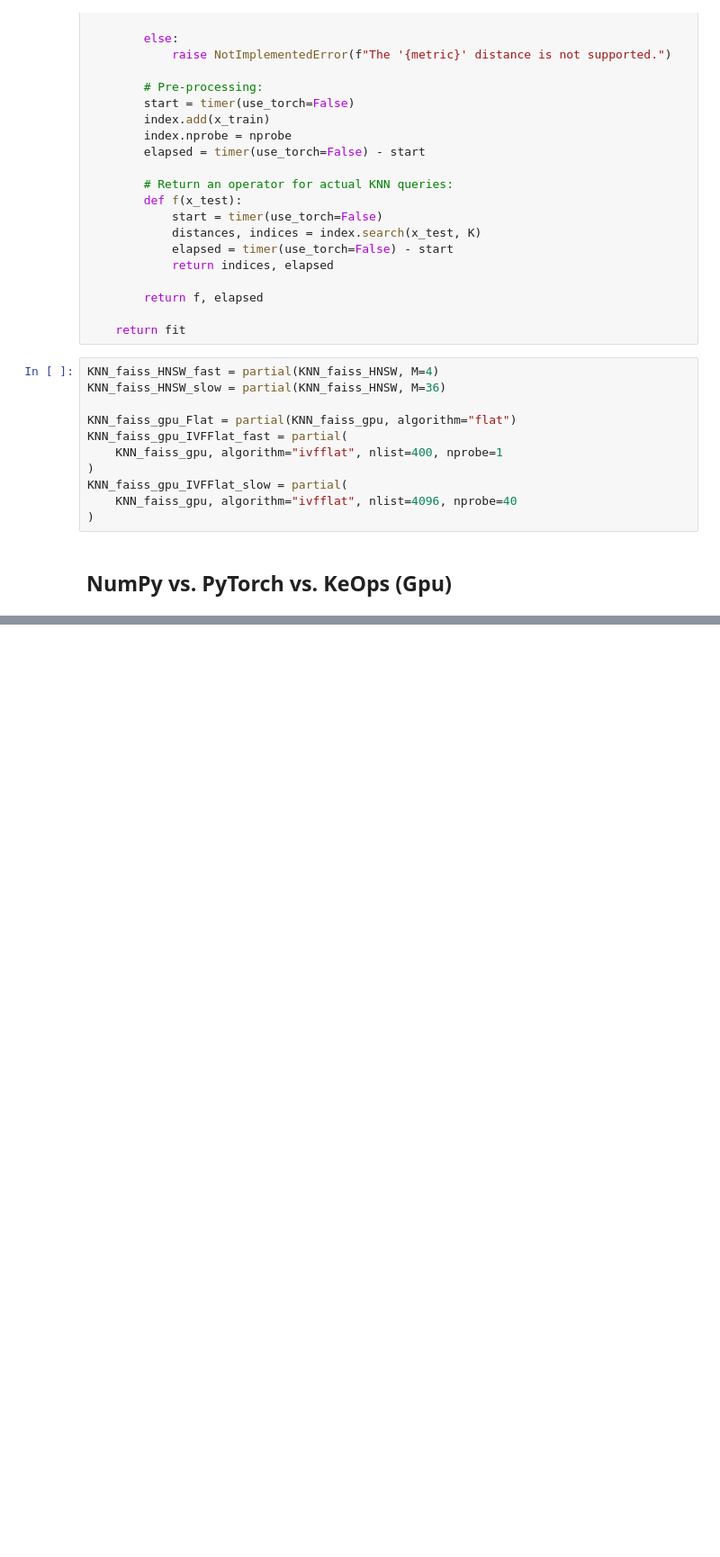
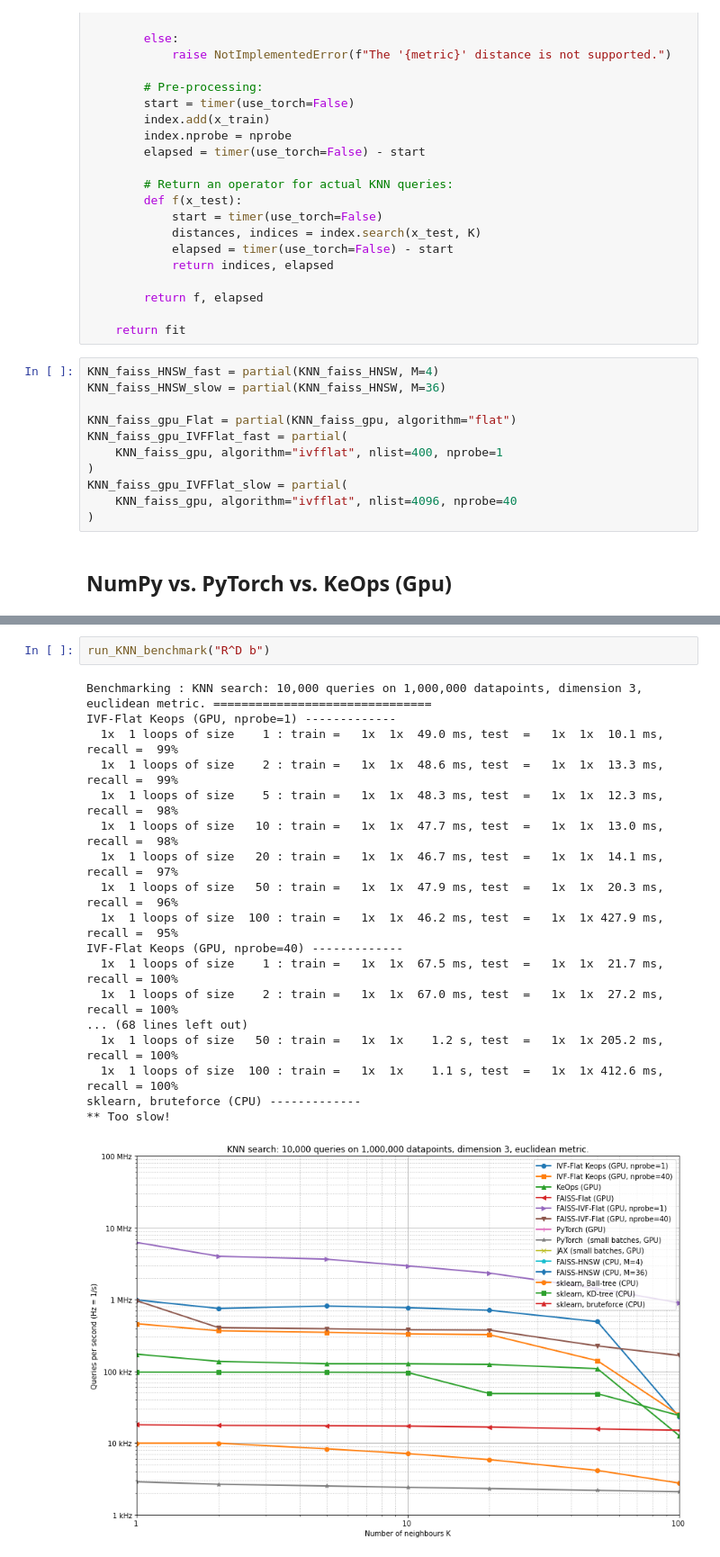
Before and after one commit to huddyyeo/keops_project, a Jupyter notebook: KNN/benchmarking/plot_benchmark_KNN.ipynb, the cells around one changed output, grey strips where cells are left out. Shown at 90% size. Saved outputs shown, nothing was run; the diff lists cells and outputs as text; blank space fills up the shorter version.

```diff
--- a/KNN/benchmarking/plot_benchmark_KNN.ipynb
+++ b/KNN/benchmarking/plot_benchmark_KNN.ipynb
@@ -901,0 +659,21 @@ Done.
+# %%
+run_KNN_benchmark("R^D b")
+# %% [output]
+Benchmarking : KNN search: 10,000 queries on 1,000,000 datapoints, dimension 3, euclidean metric. ===============================
+IVF-Flat Keops (GPU, nprobe=1) -------------
+  1x  1 loops of size    1 : train =   1x  1x  49.0 ms, test  =   1x  1x  10.1 ms, recall =  99%
+  1x  1 loops of size    2 : train =   1x  1x  48.6 ms, test  =   1x  1x  13.3 ms, recall =  99%
+  1x  1 loops of size    5 : train =   1x  1x  48.3 ms, test  =   1x  1x  12.3 ms, recall =  98%
+  1x  1 loops of size   10 : train =   1x  1x  47.7 ms, test  =   1x  1x  13.0 ms, recall =  98%
+  1x  1 loops of size   20 : train =   1x  1x  46.7 ms, test  =   1x  1x  14.1 ms, recall =  97%
+  1x  1 loops of size   50 : train =   1x  1x  47.9 ms, test  =   1x  1x  20.3 ms, recall =  96%
+  1x  1 loops of size  100 : train =   1x  1x  46.2 ms, test  =   1x  1x 427.9 ms, recall =  95%
+IVF-Flat Keops (GPU, nprobe=40) -------------
+  1x  1 loops of size    1 : train =   1x  1x  67.5 ms, test  =   1x  1x  21.7 ms, recall = 100%
+  1x  1 loops of size    2 : train =   1x  1x  67.0 ms, test  =   1x  1x  27.2 ms, recall = 100%
+... (68 lines left out)
+  1x  1 loops of size   50 : train =   1x  1x    1.2 s, test  =   1x  1x 205.2 ms, recall = 100%
+  1x  1 loops of size  100 : train =   1x  1x    1.1 s, test  =   1x  1x 412.6 ms, recall = 100%
+sklearn, bruteforce (CPU) -------------
+** Too slow!
+[figure, added]
```
Also changed, not shown: parts of 31 cells of this notebook, 5 other files.
